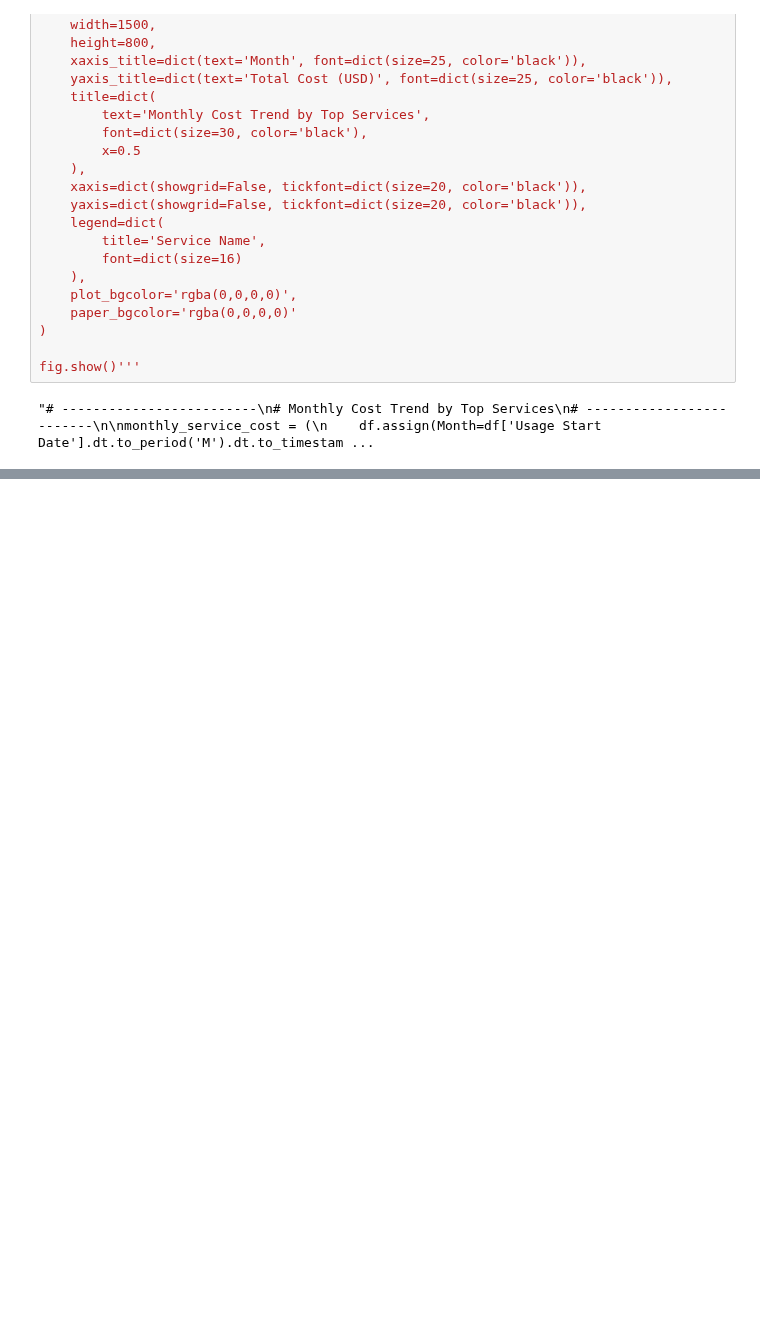
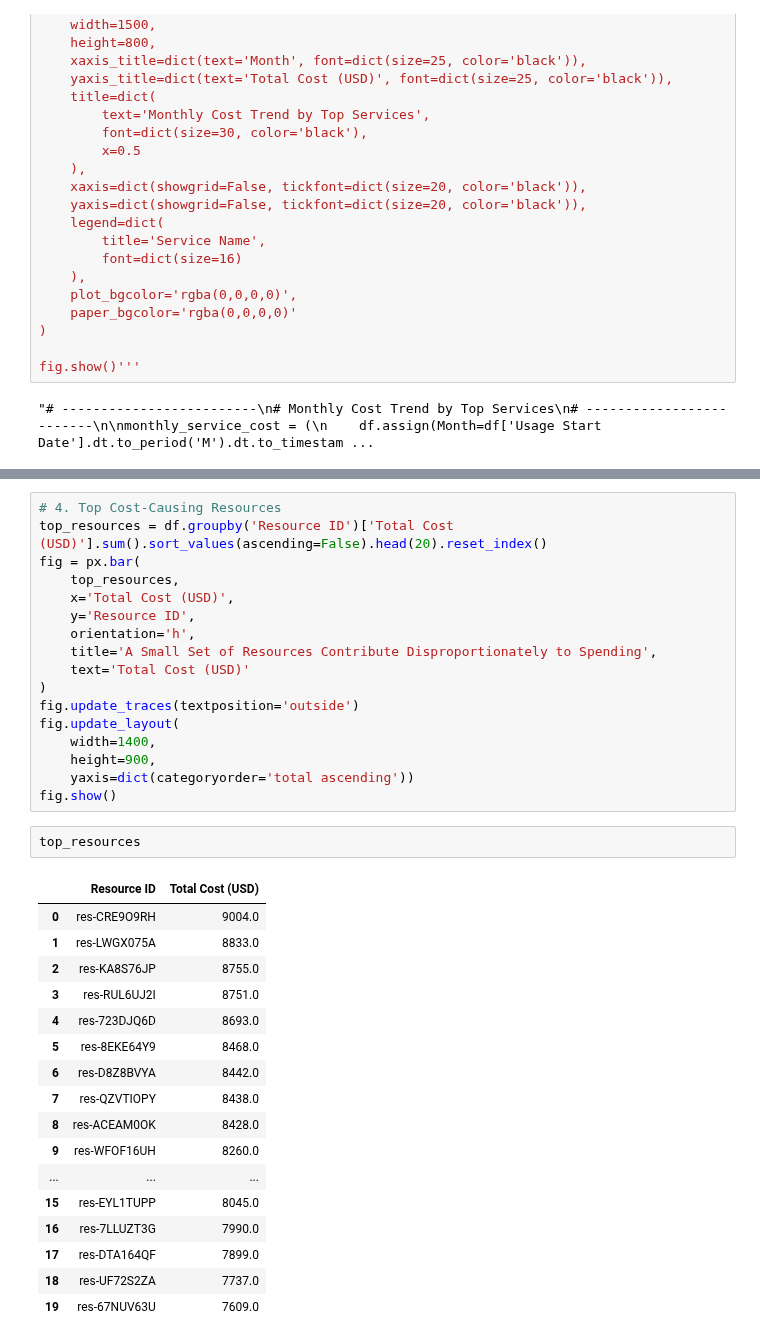
Before and after one commit to TejasMJ/Google_Cloud_Platform_EDA, a Jupyter notebook: Google_Cloud_Platform_EDA.ipynb, the cells around one changed output, grey strips where cells are left out. Drawn from its saved outputs; the diff is of its cells as text; blank space fills up the shorter version.

```diff
--- a/Google_Cloud_Platform_EDA.ipynb
+++ b/Google_Cloud_Platform_EDA.ipynb
@@ -1323,0 +1399,37 @@ fig.show()'''
+# %%
+# 4. Top Cost-Causing Resources
+top_resources = df.groupby('Resource ID')['Total Cost (USD)'].sum().sort_values(ascending=False).head(20).reset_index()
+fig = px.bar(
+    top_resources,
+    x='Total Cost (USD)',
+    y='Resource ID',
+    orientation='h',
+    title='A Small Set of Resources Contribute Disproportionately to Spending',
+    text='Total Cost (USD)'
+)
+fig.update_traces(textposition='outside')
+fig.update_layout(
+    width=1400,
+    height=900,
+    yaxis=dict(categoryorder='total ascending'))
+fig.show()
+# %%
+top_resources
+# %% [output]
+|  | Resource ID | Total Cost (USD) |
+| 0 | res-CRE9O9RH | 9004.0 |
+| 1 | res-LWGX075A | 8833.0 |
+| 2 | res-KA8S76JP | 8755.0 |
+| 3 | res-RUL6UJ2I | 8751.0 |
+| 4 | res-723DJQ6D | 8693.0 |
+| 5 | res-8EKE64Y9 | 8468.0 |
+| 6 | res-D8Z8BVYA | 8442.0 |
+| 7 | res-QZVTIOPY | 8438.0 |
+| 8 | res-ACEAM0OK | 8428.0 |
+| 9 | res-WFOF16UH | 8260.0 |
+| ... | ... | ... |
+| 15 | res-EYL1TUPP | 8045.0 |
+| 16 | res-7LLUZT3G | 7990.0 |
+| 17 | res-DTA164QF | 7899.0 |
+| 18 | res-UF72S2ZA | 7737.0 |
+| 19 | res-67NUV63U | 7609.0 |
```
Also changed, not shown: parts of 4 cells of this notebook, 1 other file.
